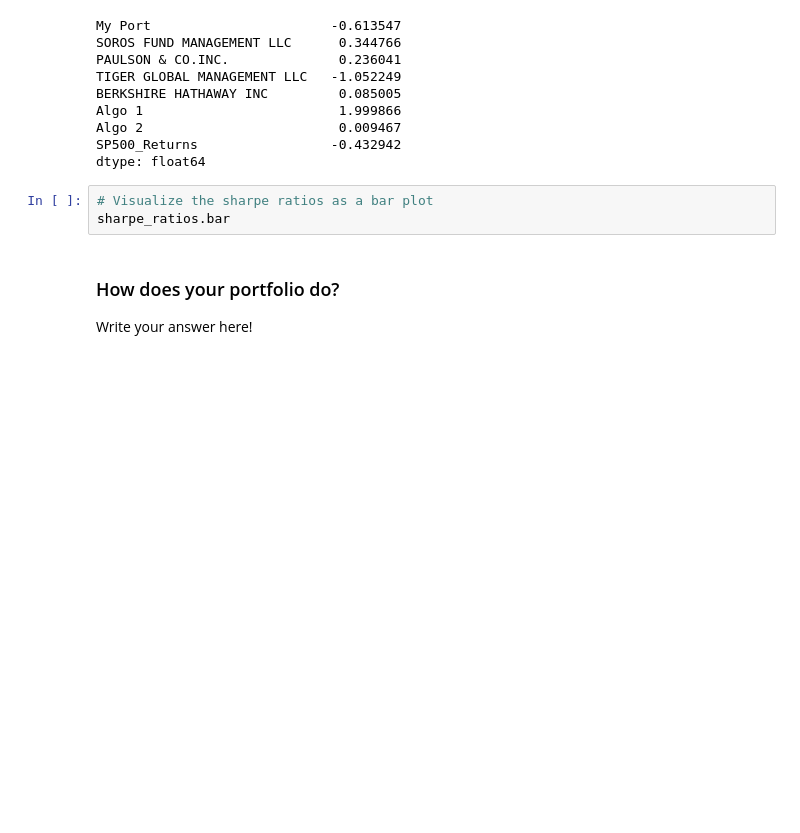
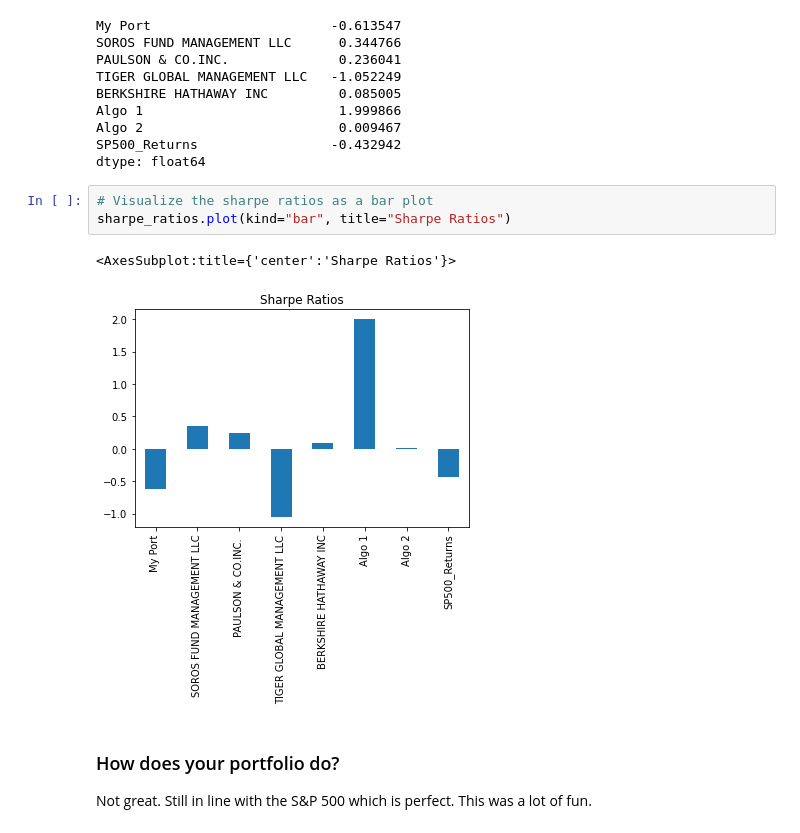
Before and after one commit to ttwalllllll/Columbia-Bootcamp-Homework-4, a Jupyter notebook: Starter_Code/whale_analysis.ipynb, the cells around one changed output. Cells and saved outputs as stored; diff of their text form; blank space fills up the shorter version.

```diff
--- a/Starter_Code/whale_analysis.ipynb
+++ b/Starter_Code/whale_analysis.ipynb
@@ -581,8 +581,11 @@ SP500_Returns                 -0.432942
 dtype: float64
 # %%
 # Visualize the sharpe ratios as a bar plot
-sharpe_ratios.bar
+sharpe_ratios.plot(kind="bar", title="Sharpe Ratios")
+# %% [output]
+<AxesSubplot:title={'center':'Sharpe Ratios'}>
+[figure, added]
-# %% [markdown]
-### How does your portfolio do?
-
-Write your answer here!
+# %% [markdown]
+### How does your portfolio do?
+
+Not great. Still in line with the S&P 500 which is perfect. This was a lot of fun.
```
